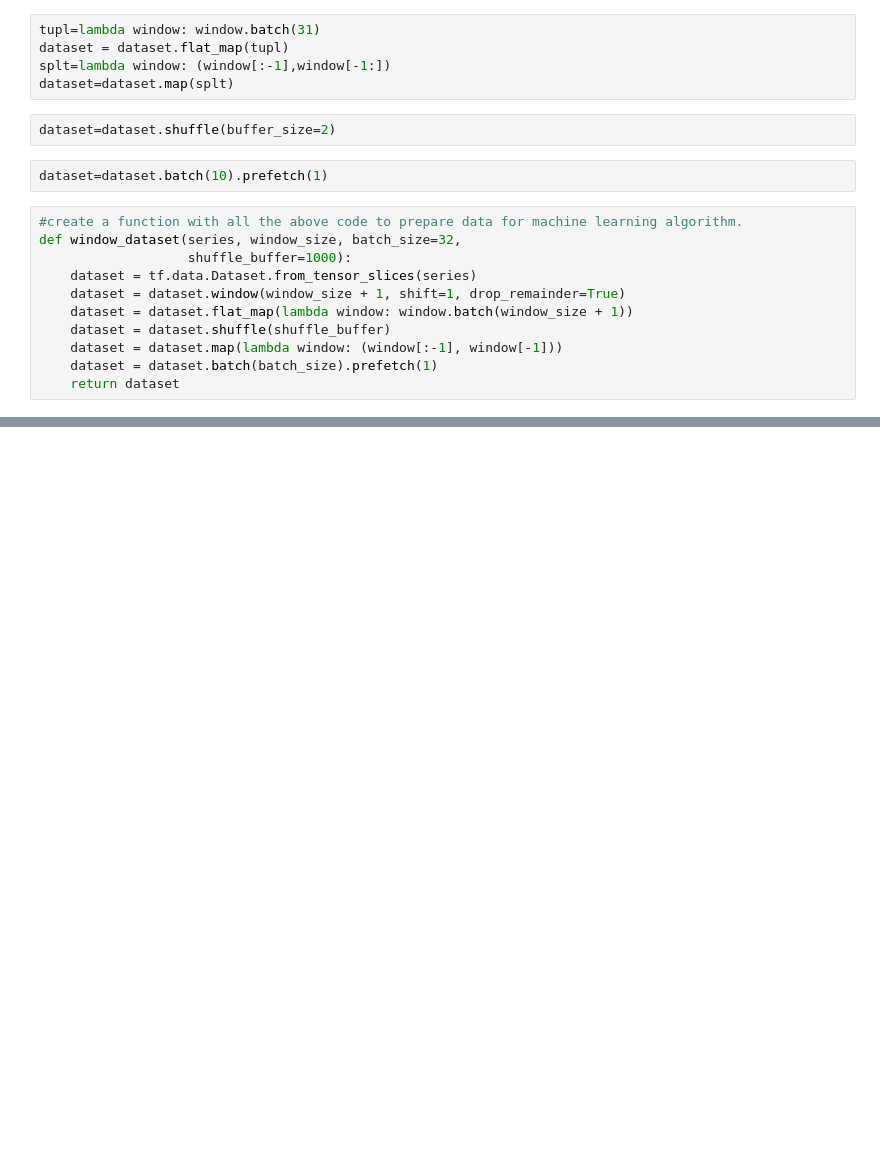
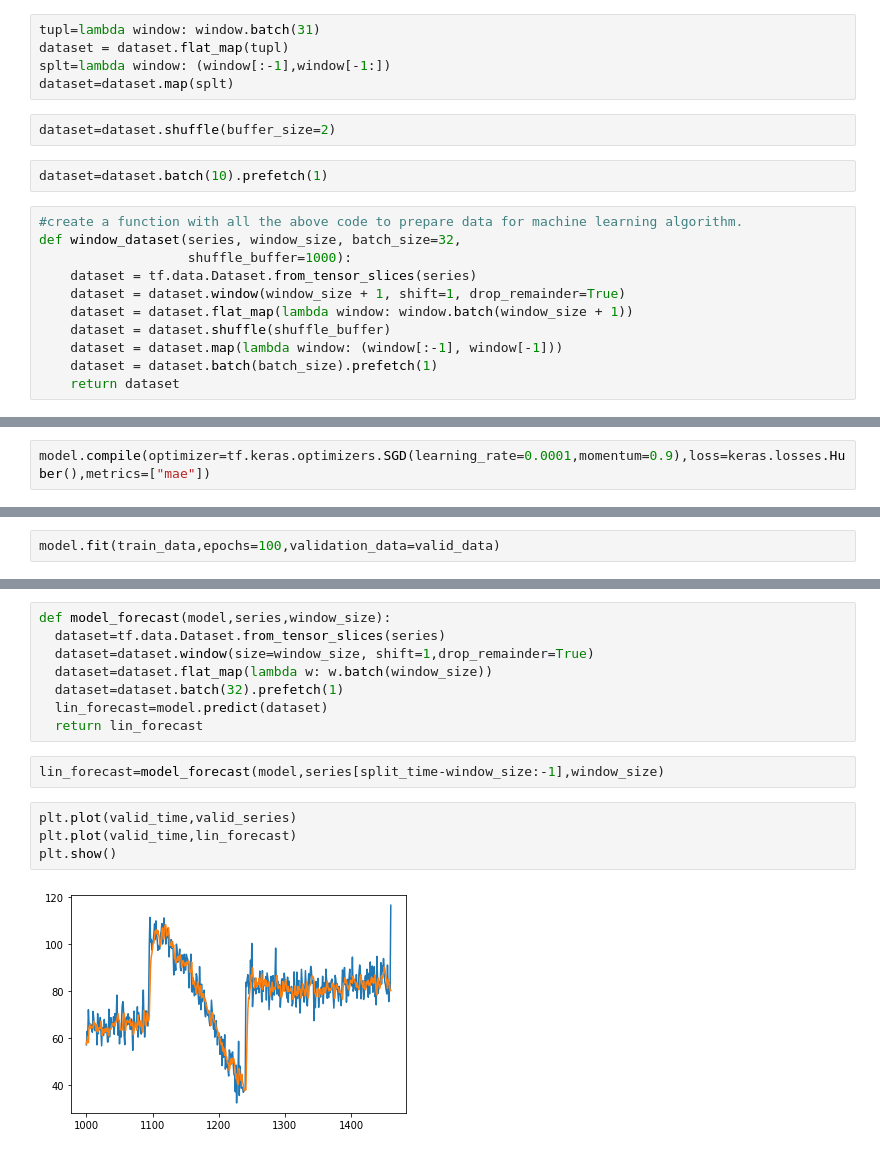
Before and after one commit to venkat2ram/Keras-and-Tensorflow, a Jupyter notebook: uda_l08_forecast_machinelearning_py.ipynb, the cells around one changed output, grey strips where cells are left out. Cells and saved outputs as stored; diff of their text form; blank space fills up the shorter version.

```diff
--- a/uda_l08_forecast_machinelearning_py.ipynb
+++ b/uda_l08_forecast_machinelearning_py.ipynb
@@ -103,0 +131,2 @@ for x, y in dataset:
+# %%
+model.compile(optimizer=tf.keras.optimizers.SGD(learning_rate=0.0001,momentum=0.9),loss=keras.losses.Huber(),metrics=["mae"])
@@ -103,0 +146,2 @@ for x, y in dataset:
+# %%
+model.fit(train_data,epochs=100,validation_data=valid_data)
@@ -103,0 +167,16 @@ for x, y in dataset:
+# %%
+def model_forecast(model,series,window_size):
+  dataset=tf.data.Dataset.from_tensor_slices(series)
+  dataset=dataset.window(size=window_size, shift=1,drop_remainder=True)
+  dataset=dataset.flat_map(lambda w: w.batch(window_size))
+  dataset=dataset.batch(32).prefetch(1)
+  lin_forecast=model.predict(dataset)
+  return lin_forecast
+# %%
+lin_forecast=model_forecast(model,series[split_time-window_size:-1],window_size)
+# %%
+plt.plot(valid_time,valid_series)
+plt.plot(valid_time,lin_forecast)
+plt.show()
+# %% [output]
+[figure, added]
```
Also changed, not shown: parts of 9 cells of this notebook.
